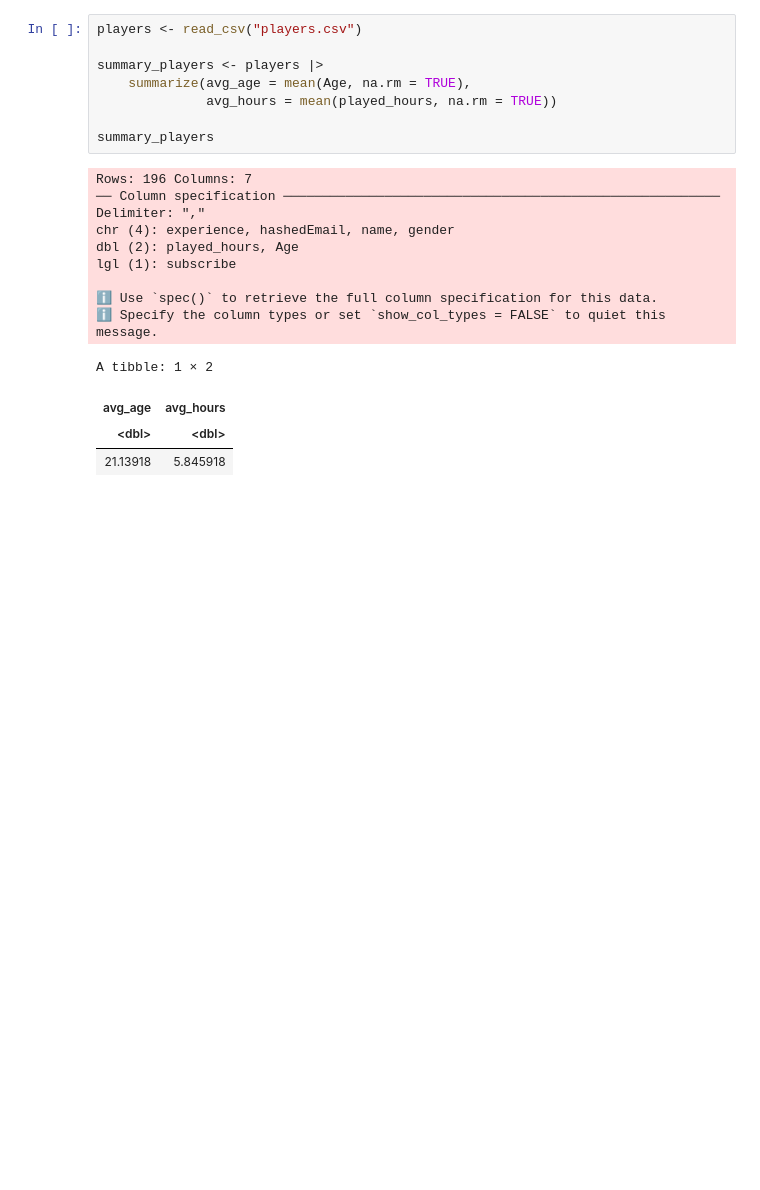
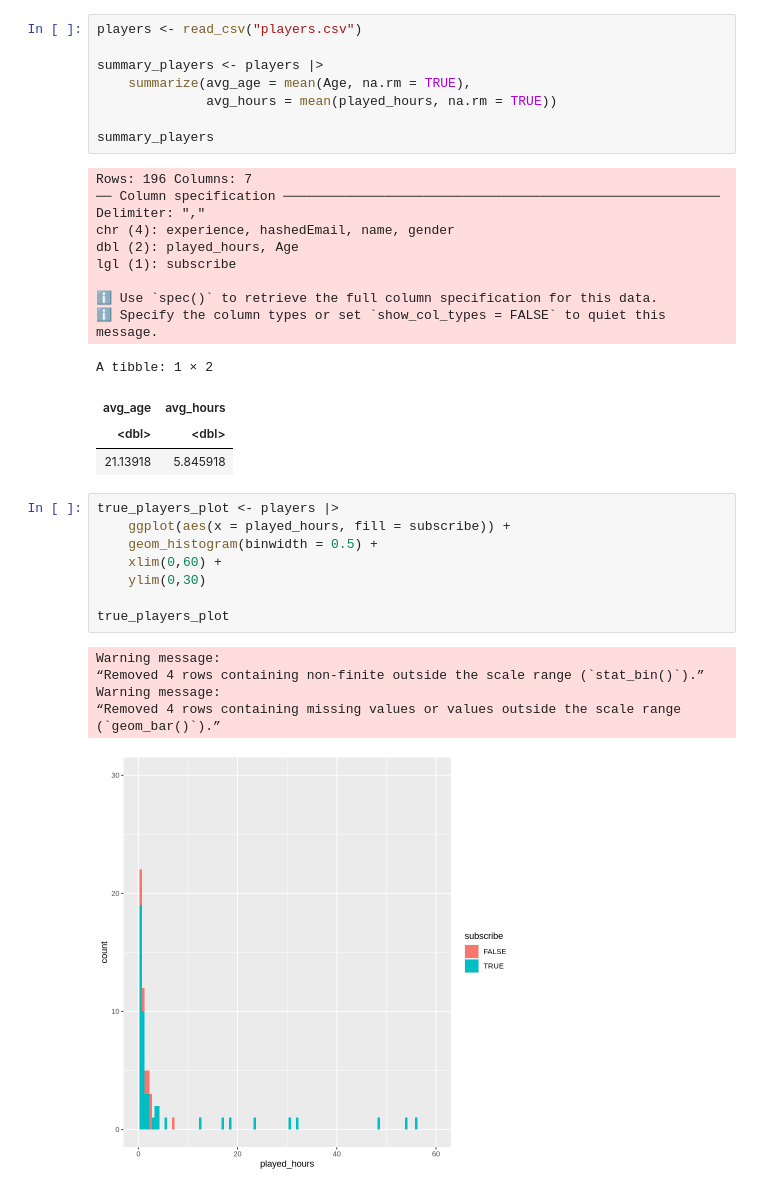
Before and after one commit to luketheduke777/dsci-project, a Jupyter notebook: Lucas_Xu_Individual_Planning_Report.ipynb, the cells around one changed output. Saved outputs shown, nothing was run; the diff lists cells and outputs as text; blank space fills up the shorter version.

Commit message:
Created data visualization

```diff
--- a/Lucas_Xu_Individual_Planning_Report.ipynb
+++ b/Lucas_Xu_Individual_Planning_Report.ipynb
@@ -68,3 +68,18 @@ A tibble: 1 × 2
 | avg_age | avg_hours |
 | <dbl> | <dbl> |
 | 21.13918 | 5.845918 |
+# %%
+true_players_plot <- players |>
+    ggplot(aes(x = played_hours, fill = subscribe)) +
+    geom_histogram(binwidth = 0.5) +
+    xlim(0,60) +
+    ylim(0,30)
+
+true_players_plot
+# %% [output]
+Warning message:
+“Removed 4 rows containing non-finite outside the scale range (`stat_bin()`).”
+Warning message:
+“Removed 4 rows containing missing values or values outside the scale range
+(`geom_bar()`).”
+[figure, added]
```
